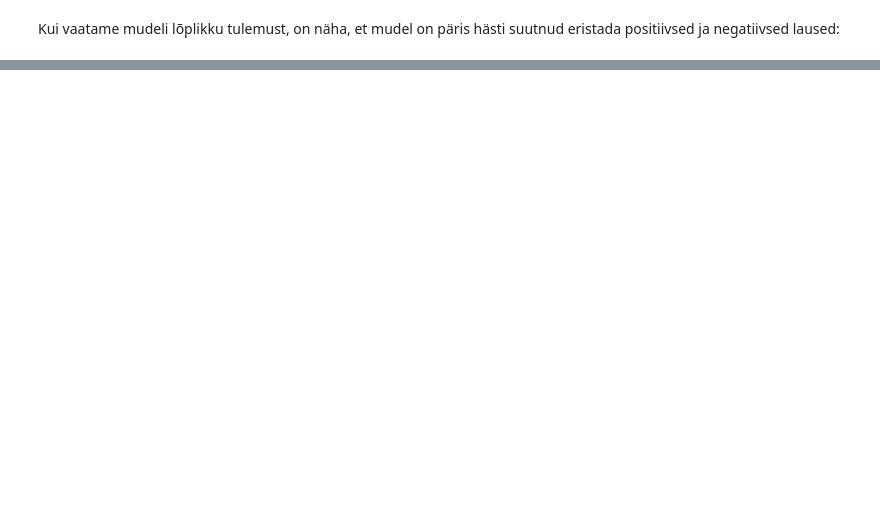
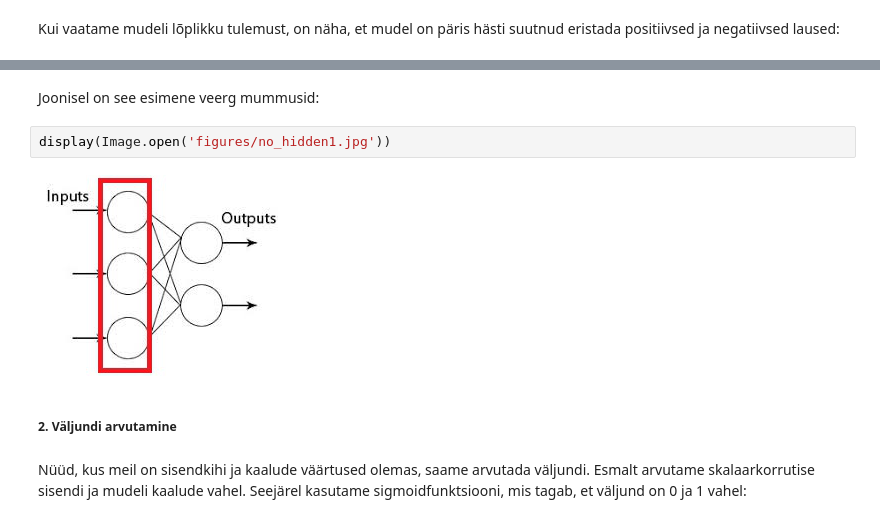
Before and after one commit to RRisto/lihtne_nn, a Jupyter notebook: lihtne_nn.ipynb, the cells around one changed output, grey strips where cells are left out. Cells and saved outputs as stored; diff of their text form; blank space fills up the shorter version.

```diff
--- a/lihtne_nn.ipynb
+++ b/lihtne_nn.ipynb
@@ -229,0 +278,10 @@ array([[0.5],
+# %% [markdown]
+Joonisel on see esimene veerg mummusid:
+# %%
+display(Image.open('figures/no_hidden1.jpg'))
+# %% [output]
+[figure, added]
+# %% [markdown]
+##### 2. Väljundi arvutamine
+# %% [markdown]
+Nüüd, kus meil on sisendkihi ja kaalude väärtused olemas, saame arvutada väljundi. Esmalt arvutame skalaarkorrutise sisendi ja mudeli kaalude vahel. Seejärel kasutame sigmoidfunktsiooni, mis tagab, et väljund on 0 ja 1 vahel:
```
Also changed, not shown: parts of 64 cells of this notebook.
